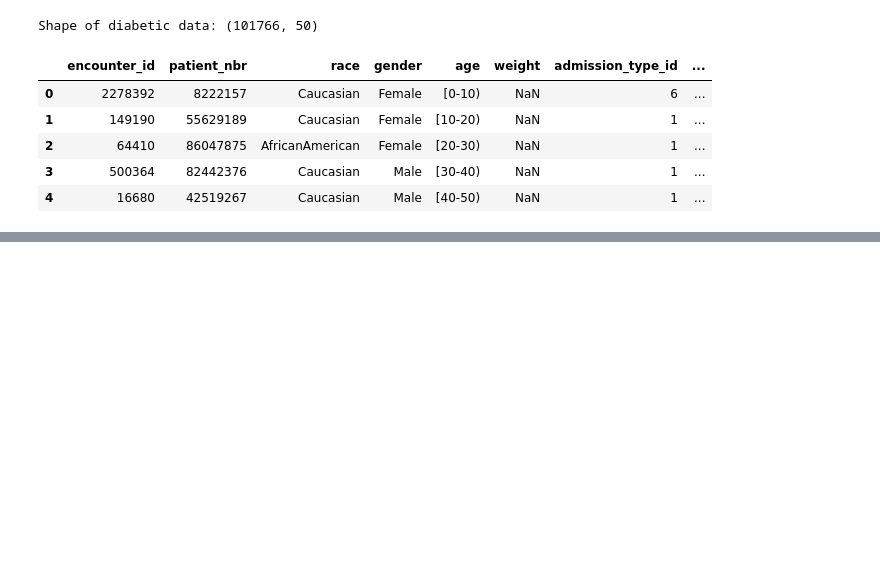
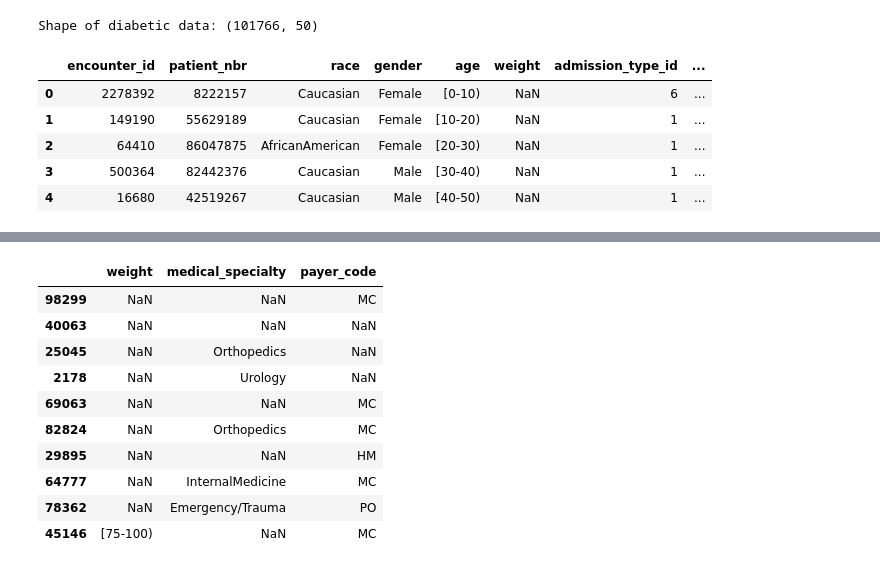
Before and after one commit to stevenworthington/cs109a_final_project, a Jupyter notebook: code/cs109a_MS3_EDA.ipynb, the cells around one changed output, grey strips where cells are left out. Cells and saved outputs as stored; diff of their text form; code cells hidden in the pictures; blank space fills up the shorter version.

```diff
--- a/code/cs109a_MS3_EDA.ipynb
+++ b/code/cs109a_MS3_EDA.ipynb
@@ -137,0 +218,14 @@ There are 9 columns that have missing values.
+# %%
+X_train[['weight', 'medical_specialty', 'payer_code']].head(10)
+# %% [output]
+|  | weight | medical_specialty | payer_code |
+| 98299 | NaN | NaN | MC |
+| 40063 | NaN | NaN | NaN |
+| 25045 | NaN | Orthopedics | NaN |
+| 2178 | NaN | Urology | NaN |
+| 69063 | NaN | NaN | MC |
+| 82824 | NaN | Orthopedics | MC |
+| 29895 | NaN | NaN | HM |
+| 64777 | NaN | InternalMedicine | MC |
+| 78362 | NaN | Emergency/Trauma | PO |
+| 45146 | [75-100) | NaN | MC |
```
Also changed, not shown: parts of 27 cells of this notebook, 1 other file.
